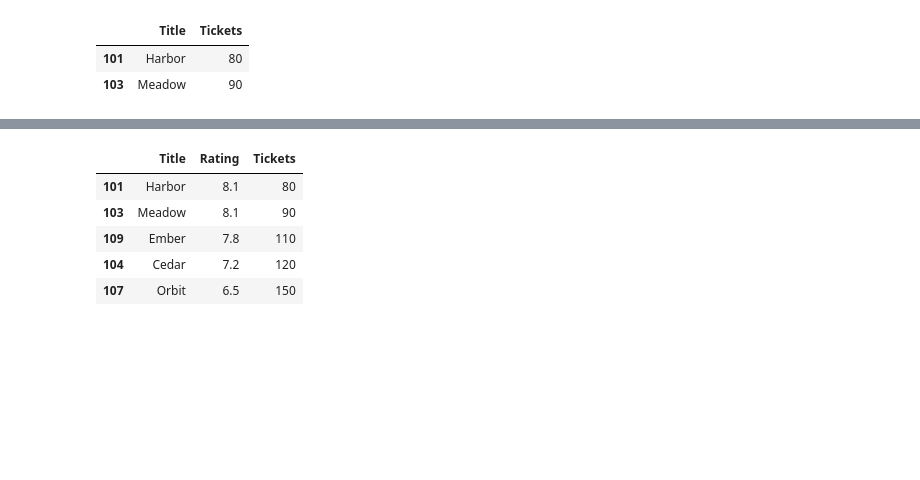
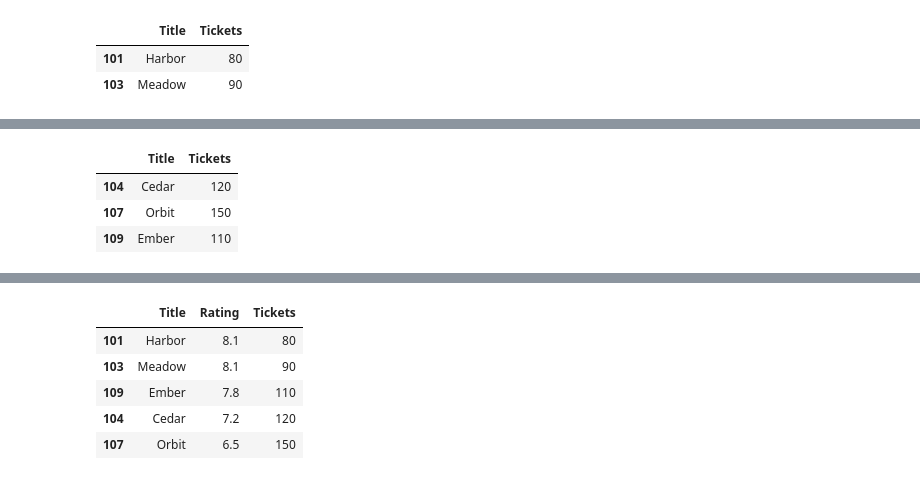
Before and after one commit to Lizhen0909/nu-stat303-1-sec20-coursebook-clean, a Jupyter notebook: teaching-materials/stat303-pandas-fundamentals/pandas_examples.ipynb, the cells around one changed output, grey strips where cells are left out. Saved outputs shown, nothing was run; the diff lists cells and outputs as text; code cells hidden in the pictures; blank space fills up the shorter version.

```diff
--- a/teaching-materials/stat303-pandas-fundamentals/pandas_examples.ipynb
+++ b/teaching-materials/stat303-pandas-fundamentals/pandas_examples.ipynb
@@ -212,0 +389,8 @@ This returns labels **101, 107, and 103**, because those rows lie between the tw
+# %%
+other_titles = ~chosen_titles
+screenings.loc[other_titles, ['Title', 'Tickets']]
+# %% [output]
+|  | Title | Tickets |
+| 104 | Cedar | 120 |
+| 107 | Orbit | 150 |
+| 109 | Ember | 110 |
```
Also changed, not shown: parts of 81 cells of this notebook, 38 other files.
